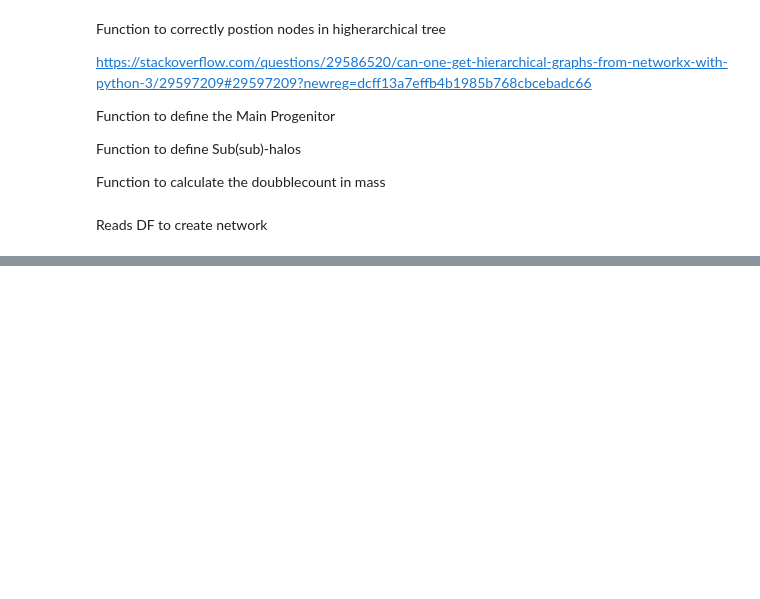
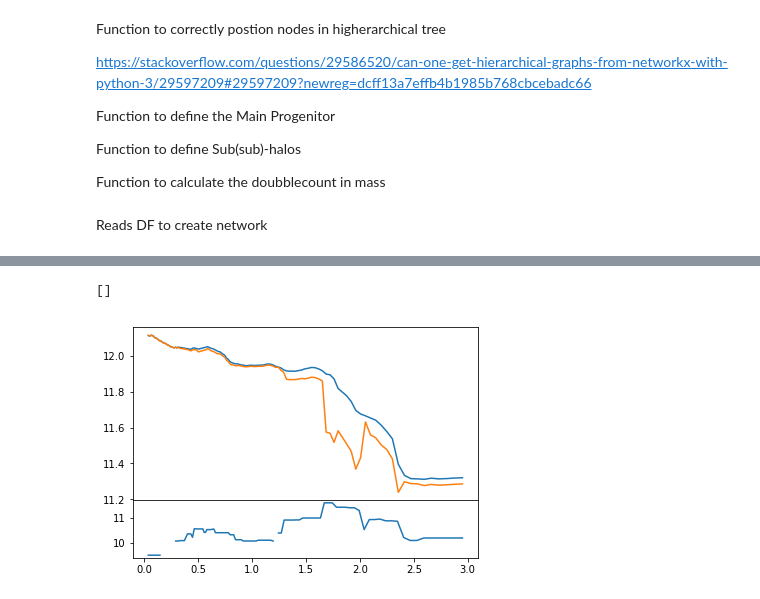
Before and after one commit to PipGrylls/BolshoiTrees, a Jupyter notebook: MergerTreeGraphs.ipynb, the cells around one changed output, grey strips where cells are left out. Drawn from its saved outputs; the diff is of its cells as text; code cells hidden in the pictures; blank space fills up the shorter version.

Commit message:
added a plot

```diff
--- a/MergerTreeGraphs.ipynb
+++ b/MergerTreeGraphs.ipynb
@@ -305,4 +333,22 @@ CountDCM(MergerTree, 2812608373, Doubble_Count = [], MaxDepth = 10, Depth = 0)
-# %%
-MPB  = DefineMPB(MergerTree, 2812608373, Parent = None, MPB = []) #gets the main projenitor branch
-MaxDepth = len(MPB)
-print(MaxDepth)
+# %%
+z = [((1/MergerTree.node[n]['scale'])-1) for n in MPB]
+# %%
+#Mdiff[Mdiff<0] = 0
+
+#PLOT
+fig1 = plt.figure(1)
+#Plot Data-model
+frame1=fig1.add_axes((.1,.3,.8,.6))
+#xstart, ystart, xend, yend [units are fraction of the image frame, from bottom left corner]
+plt.plot(z,Morig)
+plt.plot(z,Mcorr)
+frame1.set_xticklabels([]) #Remove x-tic labels for the first frame
+plt.plot()
+
+#Residual plot
+frame2=fig1.add_axes((.1,.1,.8,.2))
+plt.plot(z,Mdiff)
+plt.plot()
+# %% [output]
+[]
+[figure, added]
```
Also changed, not shown: parts of 7 cells of this notebook.
